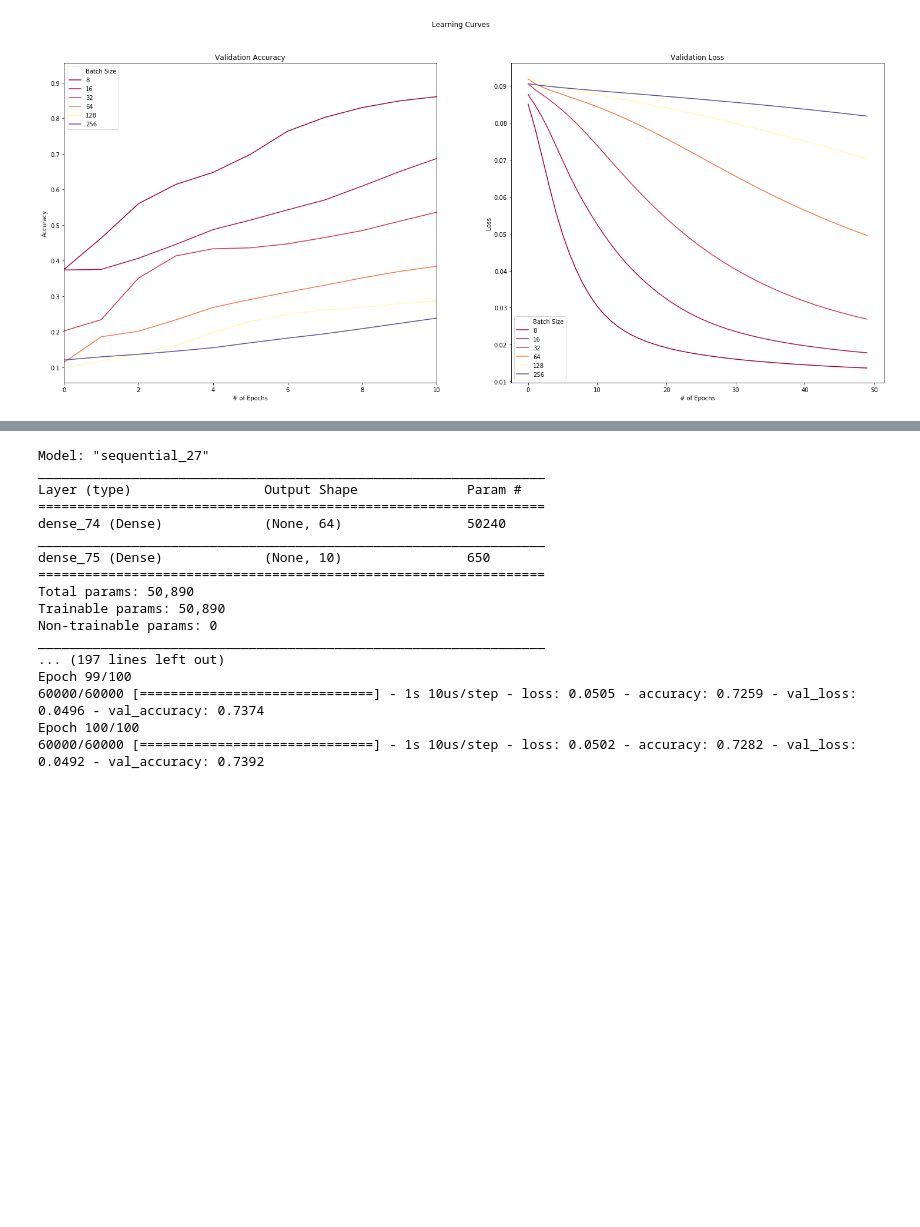
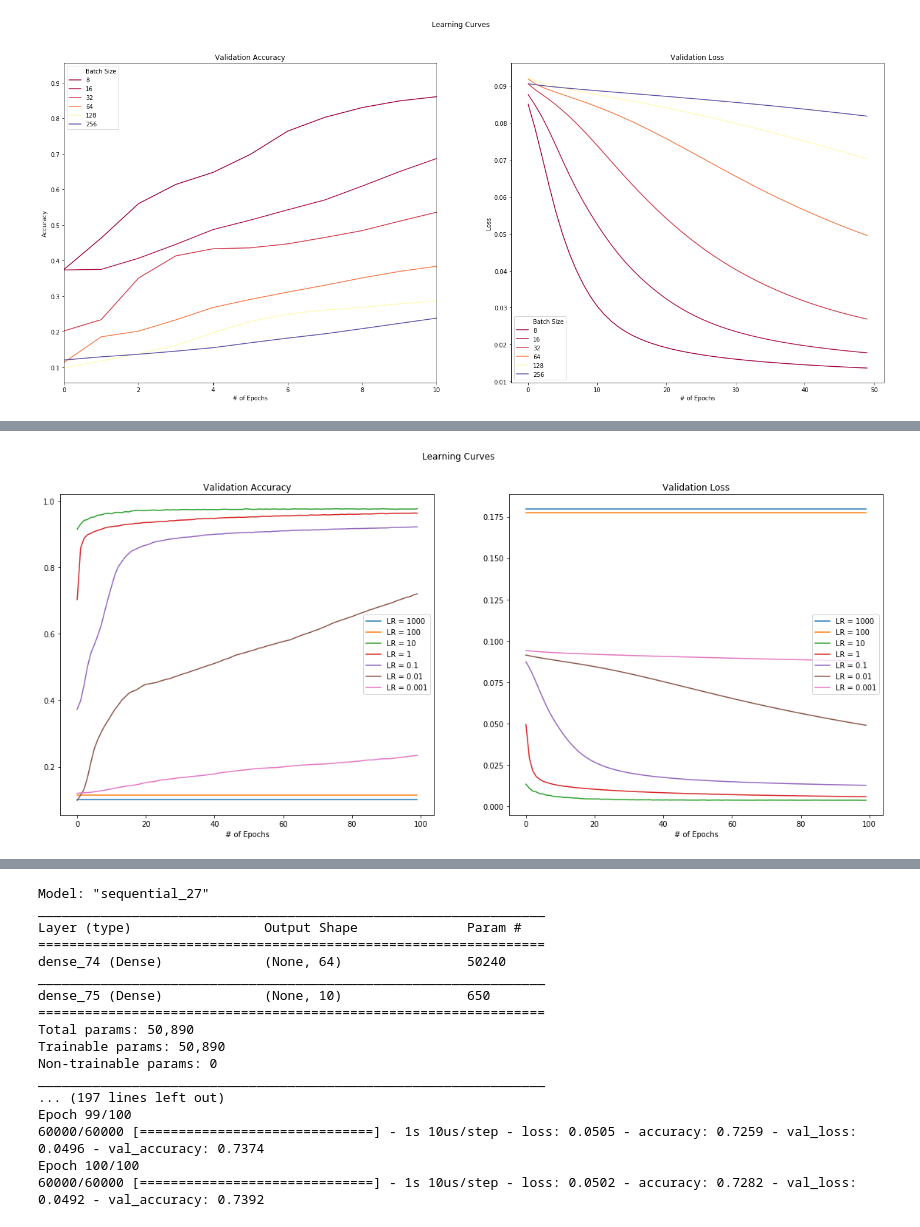
Before and after one commit to amypeniston/data-science-toolbox, a Jupyter notebook: key-concepts-examples/MNIST_Shallow_NN.ipynb, the cells around one changed output, grey strips where cells are left out. Saved outputs shown, nothing was run; the diff lists cells and outputs as text; code cells hidden in the pictures; blank space fills up the shorter version.

Commit message:
Experimented with neural network learning rates

```diff
--- a/key-concepts-examples/MNIST_Shallow_NN.ipynb
+++ b/key-concepts-examples/MNIST_Shallow_NN.ipynb
@@ -161 +207,17 @@ Experiment with other network configurations.
+# %%
+def compare_learning_curves(models):
+    fig, ax = plt.subplots(1, 2, figsize=(20, 8))
+
+    for model in models:
+        sns.lineplot(x=range(0,len(model.val_accuracy)), y=model.val_accuracy, ax=ax[0], label=model.name)
+        sns.lineplot(x=range(0,len(model.val_loss)), y=model.val_loss, ax=ax[1], label=model.name)
+
+    ax[0].set_xlabel("# of Epochs")
+    ax[1].set_xlabel("# of Epochs")
+
+    ax[0].set_title("Validation Accuracy")
+    ax[1].set_title("Validation Loss")
+
+    plt.suptitle("Learning Curves")
+    plt.show()
 # %% [markdown]
@@ -220,0 +287,4 @@ plt.show()
+# %%
+n_epochs = 100
+batch_size = 128
+verbose = 0
@@ -220,0 +334,10 @@ plt.show()
+# %%
+learning_rate = 0.1
+nn_lr_p1 = NeuralNetwork("LR = {}".format(learning_rate), batch_size, n_epochs, learning_rate, verbose)
+nn_lr_p1.add_(Dense(64, activation="sigmoid", input_shape=(784,)))
+nn_lr_p1.add_(Dense(10, activation="softmax"))
+nn_lr_p1.compile_and_fit()
+# %%
+compare_learning_curves([nn_lr_1000, nn_lr_100, nn_lr_10, nn_lr_1, nn_lr_p1, nn_lr_p01, nn_lr_p001])
+# %% [output]
+[figure, added]
```
Also changed, not shown: parts of 17 cells of this notebook.
